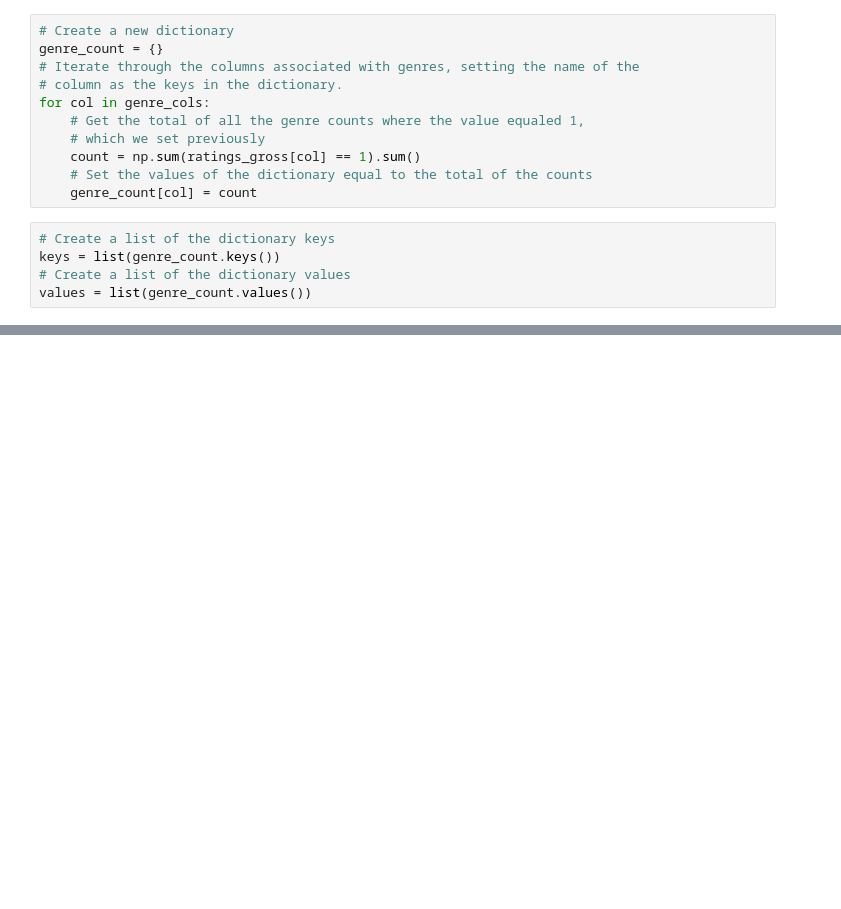
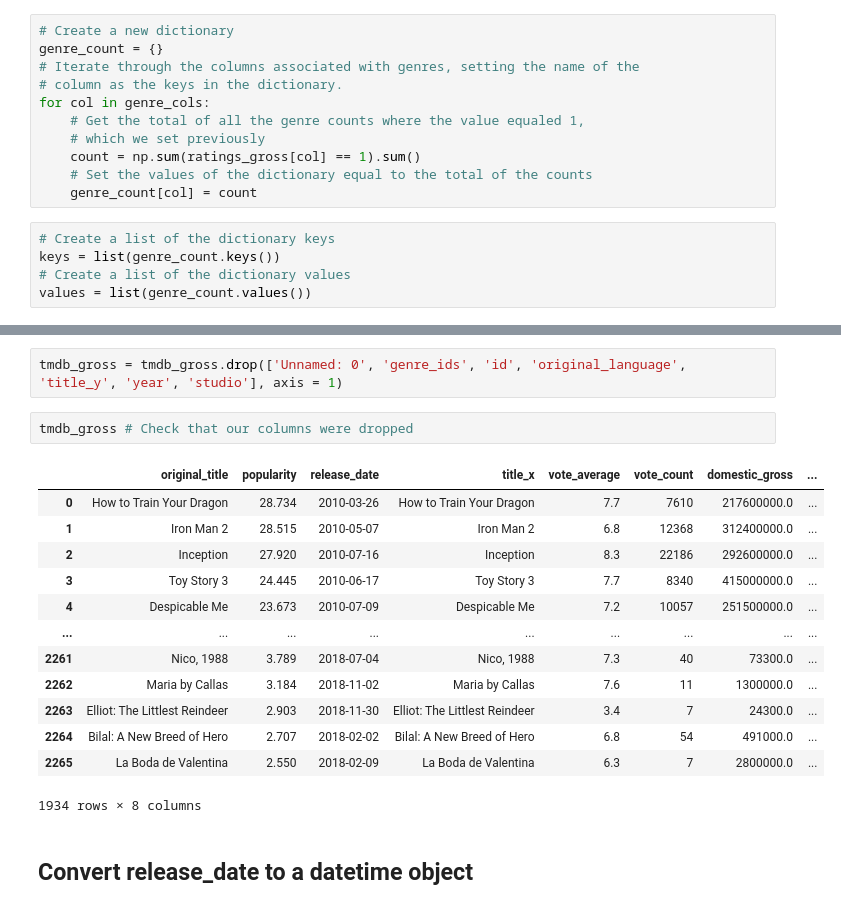
Before and after one commit to kevgross89/dsc-phase-1-project-v2-4, a Jupyter notebook: student.ipynb, the cells around one changed output, grey strips where cells are left out. Cells and saved outputs as stored; diff of their text form; blank space fills up the shorter version.

```diff
--- a/student.ipynb
+++ b/student.ipynb
@@ -397,0 +505,20 @@ ax.get_yaxis().get_major_formatter().set_scientific(False);
+# %%
+tmdb_gross = tmdb_gross.drop(['Unnamed: 0', 'genre_ids', 'id', 'original_language', 'title_y', 'year', 'studio'], axis = 1)
+# %%
+tmdb_gross # Check that our columns were dropped
+# %% [output]
+|  | original_title | popularity | release_date | title_x | vote_average | vote_count | domestic_gross | ... |
+| 0 | How to Train Your Dragon | 28.734 | 2010-03-26 | How to Train Your Dragon | 7.7 | 7610 | 217600000.0 | ... |
+| 1 | Iron Man 2 | 28.515 | 2010-05-07 | Iron Man 2 | 6.8 | 12368 | 312400000.0 | ... |
+| 2 | Inception | 27.920 | 2010-07-16 | Inception | 8.3 | 22186 | 292600000.0 | ... |
+| 3 | Toy Story 3 | 24.445 | 2010-06-17 | Toy Story 3 | 7.7 | 8340 | 415000000.0 | ... |
+| 4 | Despicable Me | 23.673 | 2010-07-09 | Despicable Me | 7.2 | 10057 | 251500000.0 | ... |
+| ... | ... | ... | ... | ... | ... | ... | ... | ... |
+| 2261 | Nico, 1988 | 3.789 | 2018-07-04 | Nico, 1988 | 7.3 | 40 | 73300.0 | ... |
+| 2262 | Maria by Callas | 3.184 | 2018-11-02 | Maria by Callas | 7.6 | 11 | 1300000.0 | ... |
+| 2263 | Elliot: The Littlest Reindeer | 2.903 | 2018-11-30 | Elliot: The Littlest Reindeer | 3.4 | 7 | 24300.0 | ... |
+| 2264 | Bilal: A New Breed of Hero | 2.707 | 2018-02-02 | Bilal: A New Breed of Hero | 6.8 | 54 | 491000.0 | ... |
+| 2265 | La Boda de Valentina | 2.550 | 2018-02-09 | La Boda de Valentina | 6.3 | 7 | 2800000.0 | ... |
+1934 rows × 8 columns
+# %% [markdown]
+## Convert release_date to a datetime object
```
Also changed, not shown: parts of 37 cells of this notebook.
